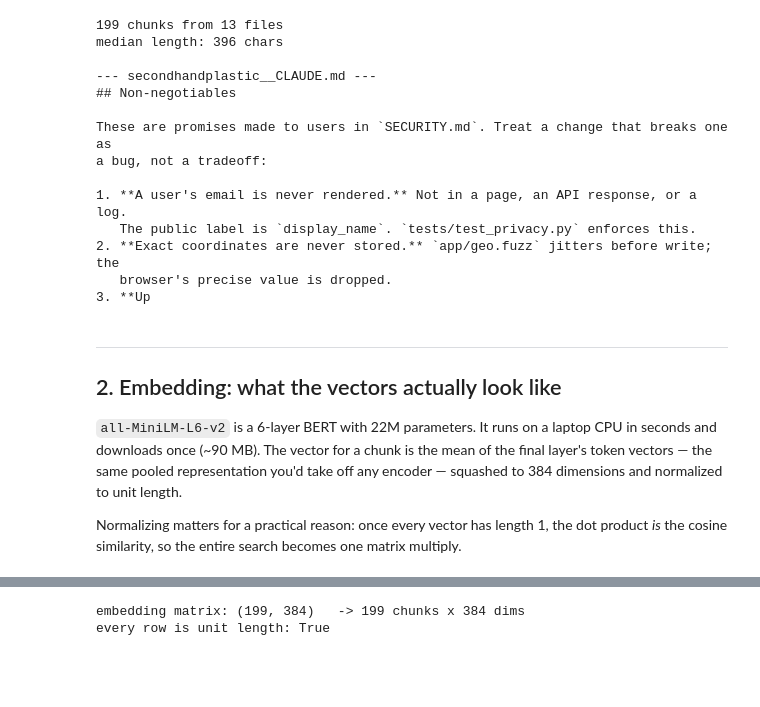
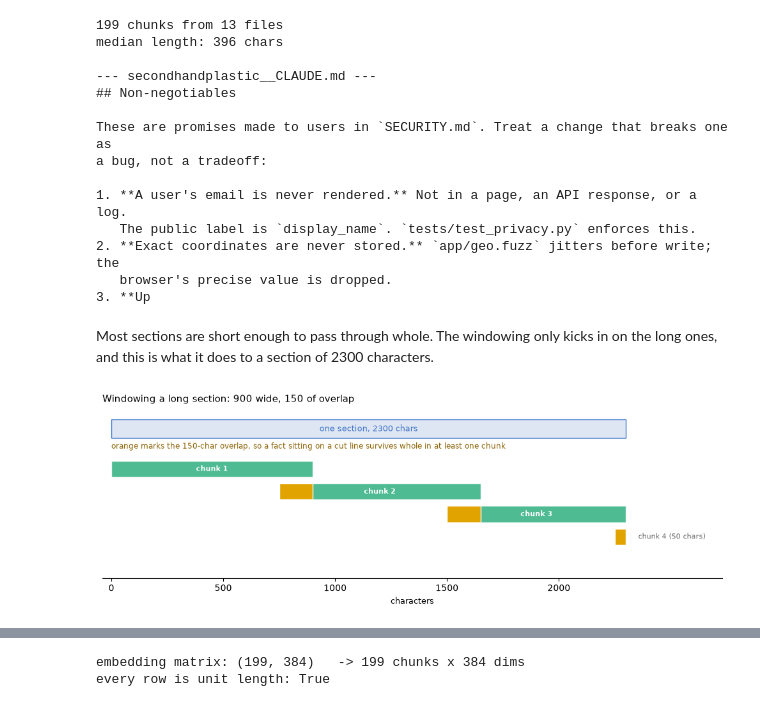
Before and after one commit to seanhelvey/rag-in-context, a Jupyter notebook: rag.ipynb, the cells around one changed output, grey strips where cells are left out. Drawn from its saved outputs; the diff is of its cells as text; code cells hidden in the pictures; blank space fills up the shorter version.

```diff
--- a/rag.ipynb
+++ b/rag.ipynb
@@ -134,14 +301,46 @@ a bug, not a tradeoff:
 2. **Exact coordinates are never stored.** `app/geo.fuzz` jitters before write; the
    browser's precise value is dropped.
 3. **Up
-# %% [markdown]
----
-## 2. Embedding: what the vectors actually look like
-
-`all-MiniLM-L6-v2` is a 6-layer BERT with 22M parameters. It runs on a laptop CPU in
-seconds and downloads once (~90 MB). The vector for a chunk is the mean of the final
-layer's token vectors — the same pooled representation you'd take off any encoder —
-squashed to 384 dimensions and normalized to unit length.
-
-Normalizing matters for a practical reason: once every vector has length 1, the dot
-product *is* the cosine similarity, so the entire search becomes one matrix multiply.
+# %% [markdown]
+Most sections are short enough to pass through whole. The windowing only kicks in on the
+long ones, and this is what it does to a section of 2300 characters.
+# %%
+fig, ax = plt.subplots(figsize=(10, 3.6))
+ORANGE = "#e0a300"
+sec_len, max_chars, overlap = 2300, 900, 150
+
+ax.barh(1.75, sec_len, height=.34, color="#dde6f2", edgecolor=BLUE)
+ax.text(sec_len / 2, 1.75, f"one section, {sec_len} chars", ha="center", va="center",
+        fontsize=9, color=BLUE)
+
+start, row = 0, 0
+while start < sec_len:                      # same loop as window() above
+    end = min(start + max_chars, sec_len)
+    y = 1.0 - row * .42
+    ax.barh(y, end - start, left=start, height=.3, color=GREEN, alpha=.8,
+            edgecolor="white")
+    if start > 0:
+        ax.barh(y, min(overlap, end - start), left=start, height=.3, color=ORANGE,
+                edgecolor="white")
+    if end - start > 260:
+        ax.text((start + end) / 2, y, f"chunk {row + 1}", ha="center", va="center",
+                fontsize=8, color="white", fontweight="bold")
+    else:
+        ax.text(end + 55, y, f"chunk {row + 1} ({end - start} chars)", va="center",
+                fontsize=8, color="#666")
+    start += max_chars - overlap
+    row += 1
+
+ax.text(0, 1.42, "orange marks the 150-char overlap, so a fact sitting on a cut line "
+        "survives whole in at least one chunk", fontsize=8.5, color="#8a6100",
+        va="center")
+ax.set_xlim(-40, sec_len + 430); ax.set_ylim(1.0 - row * .42 - .35, 2.15)
+ax.set_yticks([]); ax.set_xticks([0, 500, 1000, 1500, 2000])
+ax.set_xlabel("characters", fontsize=9)
+ax.set_title(f"Windowing a long section: {max_chars} wide, {overlap} of overlap",
+             fontsize=11, loc="left")
+for side in ("top", "right", "left"):
+    ax.spines[side].set_visible(False)
+plt.tight_layout(); plt.show()
+# %% [output]
+[figure, added]
```
Also changed, not shown: parts of 49 cells of this notebook, 3 other files.
